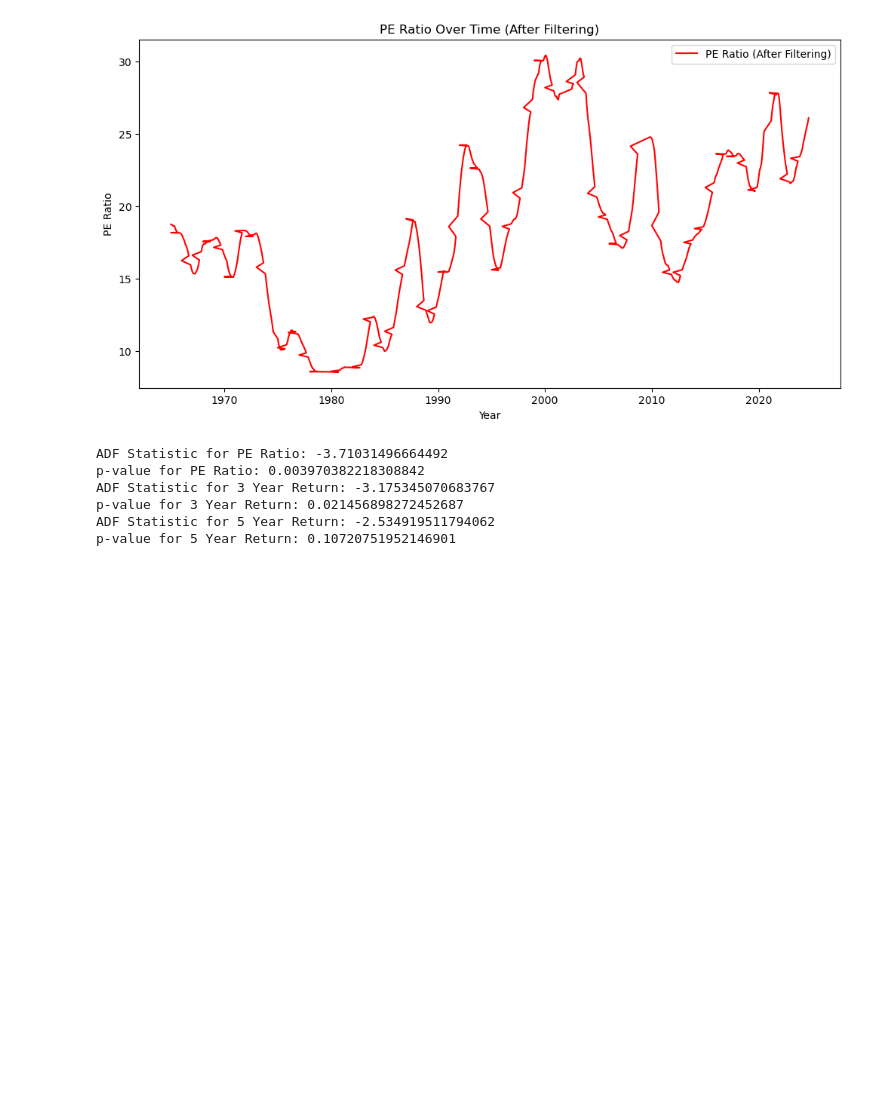
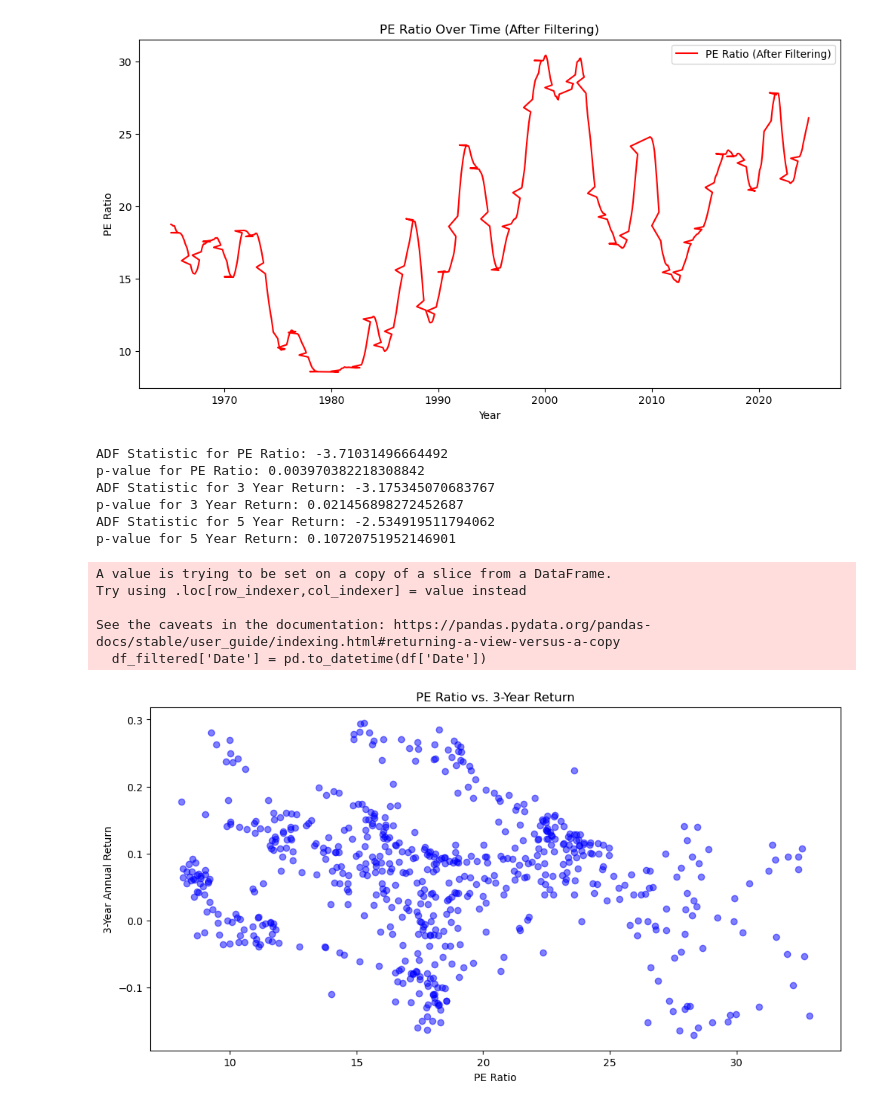
Before and after one commit to Ethan-code-1/DS_4002_Project2, a Jupyter notebook: SCRIPTS/data_cleaning.ipynb, the cells around one changed output. Saved outputs shown, nothing was run; the diff lists cells and outputs as text; code cells hidden in the pictures; blank space fills up the shorter version.

Commit message:
Added basic scatterplot showcasing PE ratio and associated 3 year return.

```diff
--- a/SCRIPTS/data_cleaning.ipynb
+++ b/SCRIPTS/data_cleaning.ipynb
@@ -154,3 +154,26 @@ p-value for 5 Year Return: 0.10720751952146901
 #IF P value is <0.05 we can reject the null hypothesis which means are data is stationary.
 #As a result, it looks like PE RATIO and 3 Year Annual Return Data is Stationary
 #However, it seems like 5 year annual return may not be stationary so will need to investigate if we need to fix and if so how
+# %%
+# Convert Date to datetime format
+df_filtered['Date'] = pd.to_datetime(df['Date'])
+
+# Set Date as the index for time series data
+df_filtered.set_index('Date', inplace=True)
+
+# Plot PE Ratio vs 3-Year Return to visually inspect the relationship
+plt.figure(figsize=(12, 6))
+plt.scatter(df_filtered['PE Ratio'], df_filtered['3 Year Annual Return'], color='blue', alpha=0.5)
+plt.title("PE Ratio vs. 3-Year Return")
+plt.xlabel("PE Ratio")
+plt.ylabel("3-Year Annual Return")
+plt.show()
+
+plt.show()
+# %% [output]
+A value is trying to be set on a copy of a slice from a DataFrame.
+Try using .loc[row_indexer,col_indexer] = value instead
+
+See the caveats in the documentation: https://pandas.pydata.org/pandas-docs/stable/user_guide/indexing.html#returning-a-view-versus-a-copy
+  df_filtered['Date'] = pd.to_datetime(df['Date'])
+[figure, added]
```
Also changed, not shown: 1 other file.
